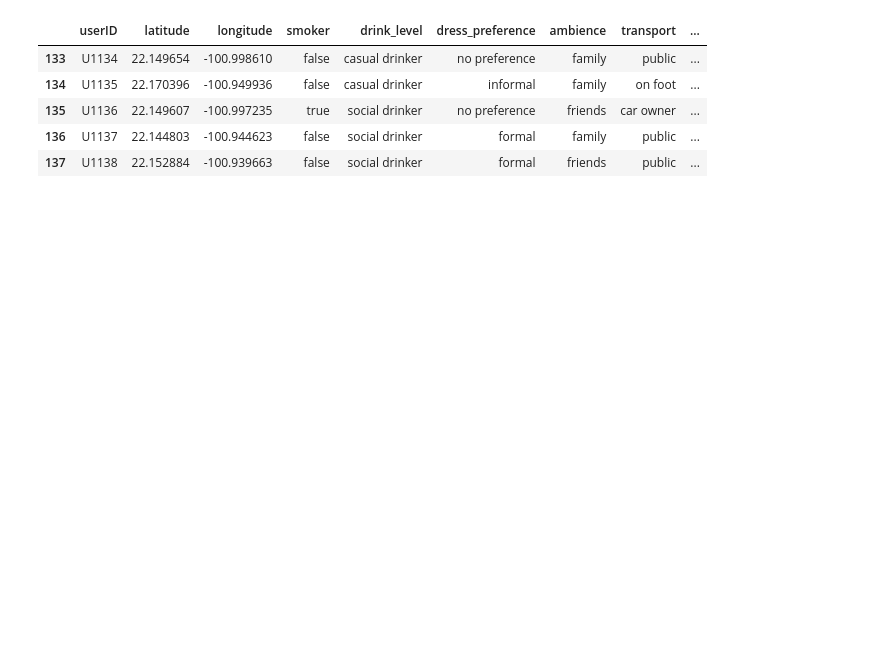
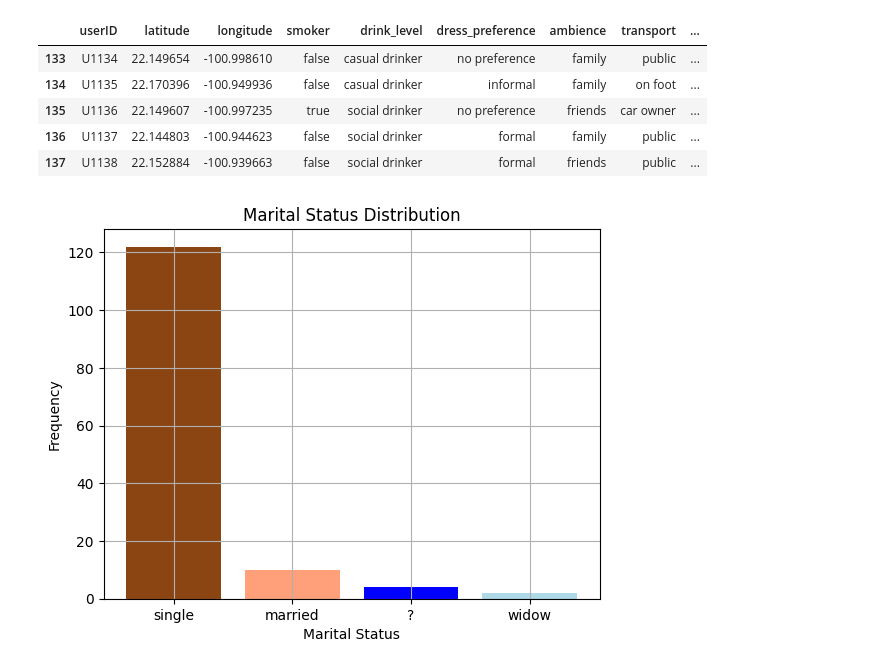
Before and after one commit to MahammadHafeezJamadar/AI-ML, a Jupyter notebook: RESTODATASET.ipynb, the cells around one changed output. Saved outputs shown, nothing was run; the diff lists cells and outputs as text; code cells hidden in the pictures; blank space fills up the shorter version.

```diff
--- a/RESTODATASET.ipynb
+++ b/RESTODATASET.ipynb
@@ -13,3 +15,13 @@ df.tail()
 | 135 | U1136 | 22.149607 | -100.997235 | true | social drinker | no preference | friends | car owner | ... |
 | 136 | U1137 | 22.144803 | -100.944623 | false | social drinker | formal | family | public | ... |
 | 137 | U1138 | 22.152884 | -100.939663 | false | social drinker | formal | friends | public | ... |
+# %%
+about = df['marital_status'].value_counts()
+plt.bar(about.index,about.values, color=["SaddleBrown","LightSalmon","blue","lightblue"])
+plt.title("Marital Status Distribution")
+plt.xlabel("Marital Status")
+plt.ylabel("Frequency")
+plt.grid()
+plt.show()
+# %% [output]
+[figure, added]
```
Also changed, not shown: parts of 9 cells of this notebook.
